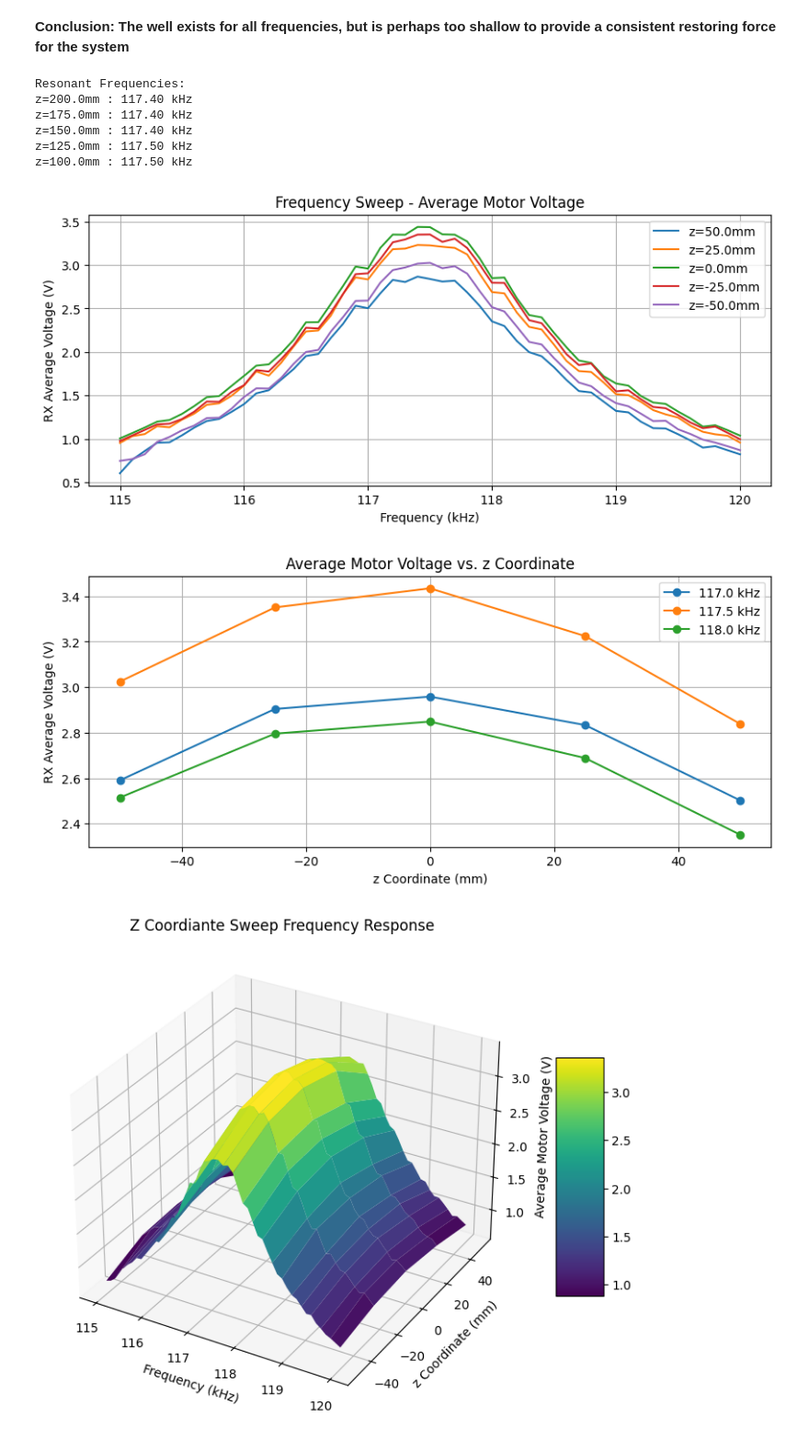
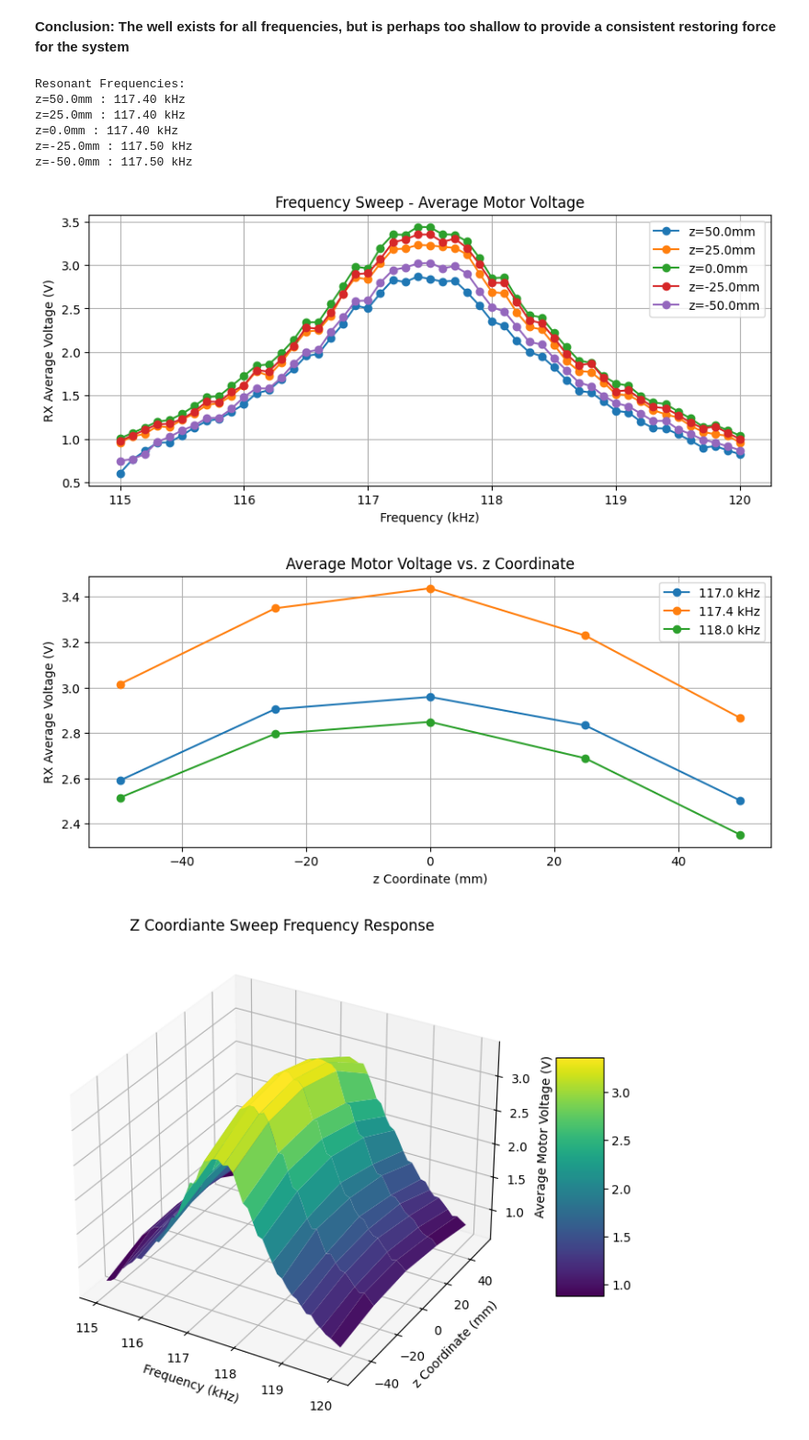
Before and after one commit to davisgtoth/Wireless-Drone-Data-Analysis, a Jupyter notebook: analysis.ipynb, the cells around one changed output. Shown at 92% size. Drawn from its saved outputs; the diff is of its cells as text; code cells hidden in the pictures.

```diff
--- a/analysis.ipynb
+++ b/analysis.ipynb
@@ -1556,11 +1556,12 @@ r=90.0mm : 117.40 kHz
 [figure]
 # %%
 df = pd.read_csv('01-16_sweeps/r_sweep/sweep.csv')
-# freq_vals = [116, 117, 117.5, 118, 119]
-freq_vals = [117, 117.5, 118]
+freq_vals = [116, 117, 117.4, 118, 119]
+# freq_vals = [117, 117.4, 118]
 freq_vals = [val * 1e3 for val in freq_vals]
 
 plt.figure(figsize=(10,4))
+print('V(r=90) - V(r=0) for V_motor')
 
 for freq in freq_vals:
     subset = df[df['Driving Frequency (Hz)'] == freq]
@@ -1568,6 +1569,9 @@ for freq in freq_vals:
     rx = subset['RX Voltage Average (V)'].to_numpy()
     plt.plot(r, rx, 'o-', label=f'{freq/1e3:.1f} kHz')
     # plt.plot(-r, rx, 'o-', label=f'{freq/1e3}kHz')
+    print(f'{freq/1e3:.1f} kHz: {rx[-1] - rx[0]:.3f}')
+    # if freq == 117.4*1e3:
+    #     rx_res = rx
 
 plt.xlabel('Radial Coordinate, r (mm)')
 plt.ylabel('RX Average Voltage (V)')
@@ -1575,4 +1579,6 @@ plt.title('Average Motor Voltage vs. Radial Coordinate')
 plt.grid()
 plt.legend()
 plt.show()
+
+# print(rx_res[-1] - rx_res[0])
 # %% [output]
@@ -1627,8 +1639,8 @@ from scipy.signal import savgol_filter
 
 df = pd.read_csv('01-16_sweeps/r_sweep/sweep.csv')
 
-# freq_vals = [116, 117, 117.5, 118, 119]
-freq_vals = [117, 117.5, 118]
+freq_vals = [116, 117, 117.4, 118, 119]
+# freq_vals = [117, 117.5, 118]
 freq_vals = [val * 1e3 for val in freq_vals]
 grads = {}
 
@@ -1644,7 +1656,7 @@ for freq in freq_vals:
     rx_neg = rx_pos[1:][::-1]
     rx = np.concatenate((rx_neg, rx_pos))
     smoothed_rx = savgol_filter(rx, window_length=3, polyorder=2)
-    grads[f'{freq/1e3}'] = np.gradient(smoothed_rx)
+    grads[f'{freq/1e3}'] = np.gradient(smoothed_rx, freq)
 
     plt.plot(r, smoothed_rx, label=f'{freq/1e3:.1f} kHz')
 
@@ -1684,9 +1696,9 @@ for z in z_vals:
     # print(subset)
     freq = subset['Driving Frequency (Hz)'].to_numpy()
     rx = subset['RX Voltage Average (V)'].to_numpy()
-    # plt.plot(freq*1e-3, rx, 'o-', label=f'z={z-150}mm')
-    plt.plot(freq*1e-3, rx, label=f'z={z-150}mm')
-    print(f'z={z}mm : {get_res_freq(freq, rx)*1e-3:.2f} kHz')
+    plt.plot(freq*1e-3, rx, 'o-', label=f'z={z-150}mm')
+    # plt.plot(freq*1e-3, rx, label=f'z={z-150}mm')
+    print(f'z={z-150}mm : {get_res_freq(freq, rx)*1e-3:.2f} kHz')
 
 plt.xlabel('Frequency (kHz)')
 plt.ylabel('RX Average Voltage (V)')
@@ -1696,33 +1708,35 @@ plt.legend()
 plt.show()
 # %% [output]
 Resonant Frequencies:
-z=200.0mm : 117.40 kHz
-z=175.0mm : 117.40 kHz
-z=150.0mm : 117.40 kHz
-z=125.0mm : 117.50 kHz
-z=100.0mm : 117.50 kHz
+z=50.0mm : 117.40 kHz
+z=25.0mm : 117.40 kHz
+z=0.0mm : 117.40 kHz
+z=-25.0mm : 117.50 kHz
+z=-50.0mm : 117.50 kHz
-[figure, old version]
+[figure, new version]
 # %%
 df = pd.read_csv('01-16_sweeps/z_sweep/sweep.csv')
-freq_vals = [117, 117.5, 118]
+# freq_vals = [116, 117, 117.5, 118, 119]
+freq_vals = [117, 117.4, 118]
 freq_vals = [val * 1e3 for val in freq_vals]
 
 plt.figure(figsize=(10,4))
 
 for freq in freq_vals:
     subset = df[df['Driving Frequency (Hz)'] == freq]
     z = subset['z (mm)'].to_numpy()
     rx = subset['RX Voltage Average (V)'].to_numpy()
     plt.plot(z-150, rx, 'o-', label=f'{freq/1e3:.1f} kHz')
+    # plt.plot(rx, z-150, 'o-', label=f'{freq/1e3:.1f} kHz')
 
 plt.xlabel('z Coordinate (mm)')
 plt.ylabel('RX Average Voltage (V)')
 plt.title('Average Motor Voltage vs. z Coordinate')
 plt.grid()
 plt.legend()
 plt.show()
 # %% [output]
-[figure, old version]
+[figure, new version]
 # %%
 from mpl_toolkits.mplot3d import Axes3D
 
```
Also changed, not shown: parts of 6 cells of this notebook.
